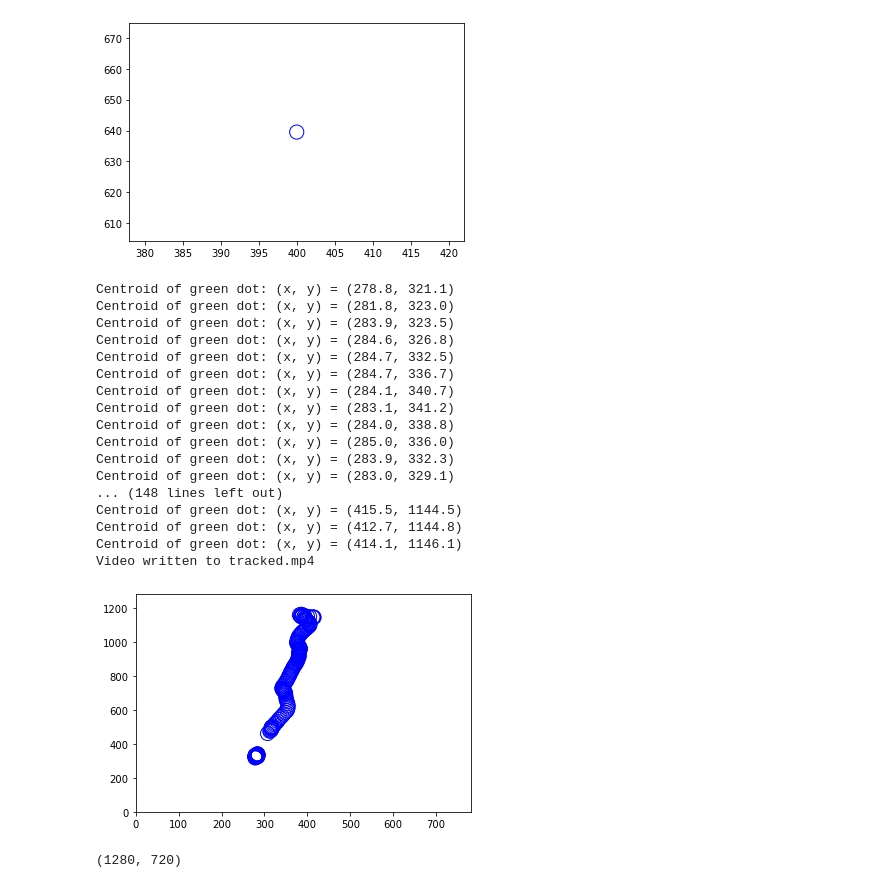
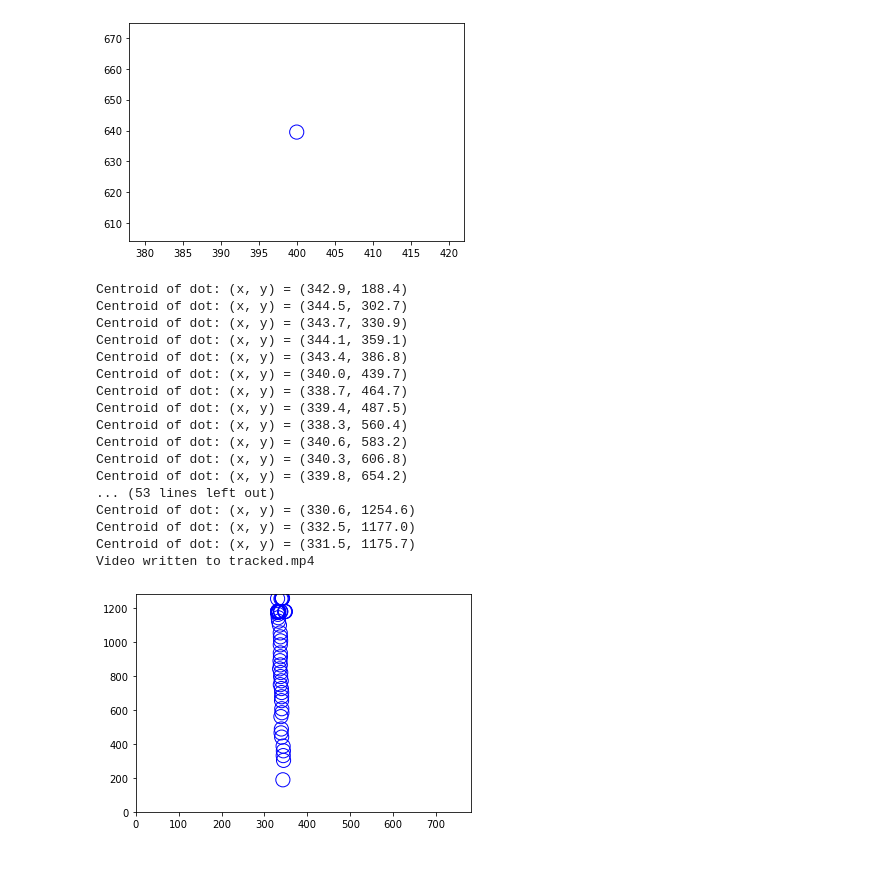
Before and after one commit to GiovanniLag/hackathon_lab, a Jupyter notebook: TRACKING.ipynb, the cells around one changed output. Cells and saved outputs as stored; diff of their text form; code cells hidden in the pictures.

```diff
--- a/TRACKING.ipynb
+++ b/TRACKING.ipynb
@@ -109,8 +109,10 @@ for contour in contours:
 Centroid of green dot: (x, y) = (400.0, 639.5)
 [figure]
 # %%
-cap = cv2.VideoCapture("video1.mp4")
-corners = [[200, 0], [200, 1280], [600, 1280], [600, 0]]
+cap = cv2.VideoCapture("palla grande.mp4")
+corners = [[200, 0], [200, 1280], [500, 1280], [500, 0]]
+
+n_frames = int(cap.get(cv2.CAP_PROP_FRAME_COUNT))
 
 frame_width = int(cap.get(cv2.CAP_PROP_FRAME_WIDTH))
 frame_height = int(cap.get(cv2.CAP_PROP_FRAME_HEIGHT))
@@ -133,57 +135,53 @@ for frame_index in range(n_frames):
 
     mask = np.zeros(frame_rgb.shape[:2], dtype=np.uint8)#CHIEDI
     mask_corners = np.array(corners)
     cv2.drawContours(mask, [mask_corners], -1, 255, -1)
 #     plt.imshow(mask, cmap='gray')
     masked_image = cv2.bitwise_and(frame_rgb,frame_rgb,mask=mask)
 
-    hsv_image =  cv2.cvtColor(frame_rgb, cv2.COLOR_BGR2HSV)
+    hsv_image =  cv2.cvtColor(masked_image, cv2.COLOR_BGR2HSV)
 
     blue_regions = cv2.inRange(hsv_image, np.array(lowerLimit), np.array(upperLimit))#lower and upper limit are to be enclosed in an np array
 #     fig = plt.imshow(blue_regions, cmap='gray')
 
 #     out.write(blue_regions)
 
     contours, _ = cv2.findContours(blue_regions, cv2.RETR_TREE, cv2.CHAIN_APPROX_SIMPLE)#CHIEDI
     blue_dots_positions = []
 
-
-
     for contour in contours:
 #       print(f"area = {cv2.contourArea(contour)}")
-      if cv2.contourArea(contour) > 1000: # Minimum contour area threshold
+      if cv2.contourArea(contour) > 100: # Minimum contour area threshold
         M = cv2.moments(contour)
 #         print(M)
         center_x = M["m10"] / M["m00"]
         center_y = M["m01"] / M["m00"]#CHIEDI
-        print(f"Centroid of green dot: (x, y) = ({center_x:.1f}, {center_y:.1f})")
+        print(f"Centroid of dot: (x, y) = ({center_x:.1f}, {center_y:.1f})")
 #         plt.xscale()
         plt.scatter(center_x, center_y, color='blue', marker='o', facecolor='none', s=200);#s is the size of the scattered contour
         blue_dots_positions.append([center_x, center_y])
-
+        cv2.circle(frame_rgb,(int(center_x),int(center_y)),30,(0,0,0),5)
+    out.write(frame_rgb)
+# plt.savefig("testGRANDE100.png")
 cap.release()
 out.release()
 print(f'Video written to {outfilename}')
 # %% [output]
-Centroid of green dot: (x, y) = (278.8, 321.1)
-Centroid of green dot: (x, y) = (281.8, 323.0)
-Centroid of green dot: (x, y) = (283.9, 323.5)
-Centroid of green dot: (x, y) = (284.6, 326.8)
-Centroid of green dot: (x, y) = (284.7, 332.5)
-Centroid of green dot: (x, y) = (284.7, 336.7)
-Centroid of green dot: (x, y) = (284.1, 340.7)
-Centroid of green dot: (x, y) = (283.1, 341.2)
-Centroid of green dot: (x, y) = (284.0, 338.8)
-Centroid of green dot: (x, y) = (285.0, 336.0)
-Centroid of green dot: (x, y) = (283.9, 332.3)
-Centroid of green dot: (x, y) = (283.0, 329.1)
-... (148 lines left out)
-Centroid of green dot: (x, y) = (415.5, 1144.5)
-Centroid of green dot: (x, y) = (412.7, 1144.8)
-Centroid of green dot: (x, y) = (414.1, 1146.1)
+Centroid of dot: (x, y) = (342.9, 188.4)
+Centroid of dot: (x, y) = (344.5, 302.7)
+Centroid of dot: (x, y) = (343.7, 330.9)
+Centroid of dot: (x, y) = (344.1, 359.1)
+Centroid of dot: (x, y) = (343.4, 386.8)
+Centroid of dot: (x, y) = (340.0, 439.7)
+Centroid of dot: (x, y) = (338.7, 464.7)
+Centroid of dot: (x, y) = (339.4, 487.5)
+Centroid of dot: (x, y) = (338.3, 560.4)
+Centroid of dot: (x, y) = (340.6, 583.2)
+Centroid of dot: (x, y) = (340.3, 606.8)
+Centroid of dot: (x, y) = (339.8, 654.2)
+... (53 lines left out)
+Centroid of dot: (x, y) = (330.6, 1254.6)
+Centroid of dot: (x, y) = (332.5, 1177.0)
+Centroid of dot: (x, y) = (331.5, 1175.7)
 Video written to tracked.mp4
-[figure, old version]
+[figure, new version]
-# %%
-blue_regions.shape
-# %% [output]
-(1280, 720)
```
Also changed, not shown: parts of 8 cells of this notebook.
